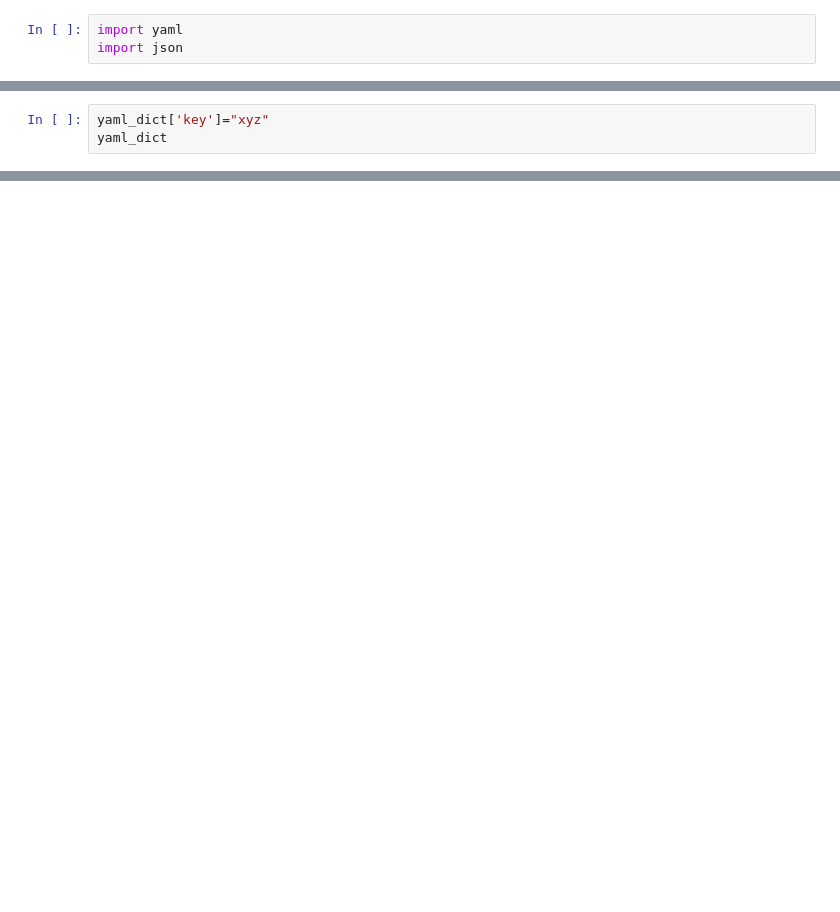
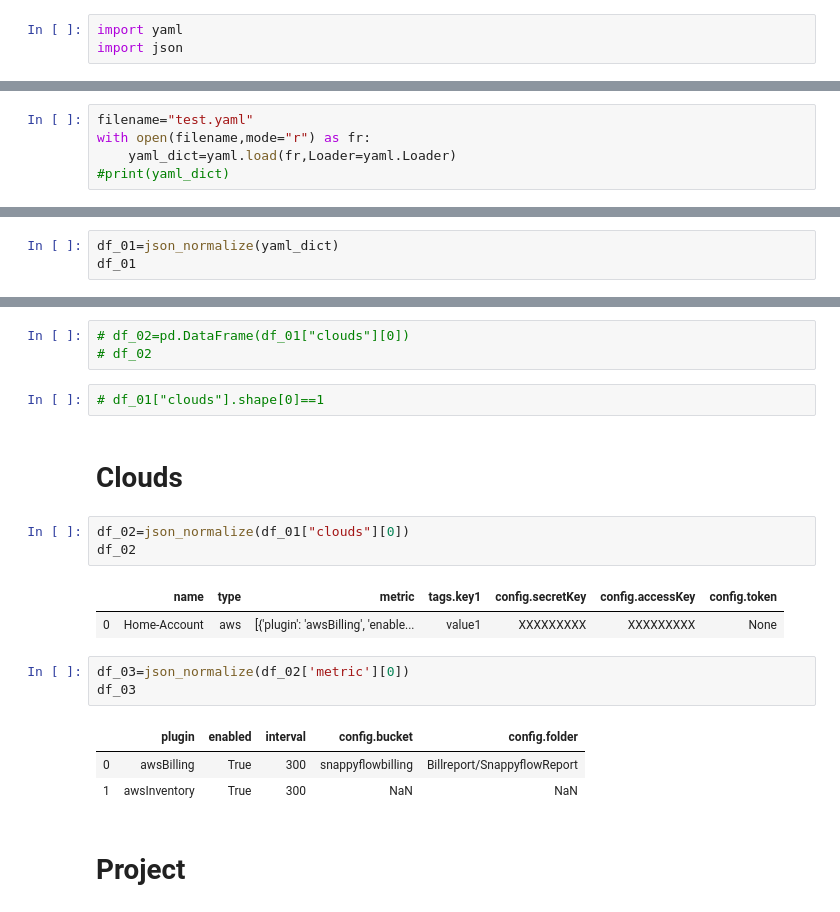
Before and after one commit to abhishekzgithub/apm, a Jupyter notebook: backend/app/testing.ipynb, the cells around one changed output, grey strips where cells are left out. Saved outputs shown, nothing was run; the diff lists cells and outputs as text; blank space fills up the shorter version.

```diff
--- a/backend/app/testing.ipynb
+++ b/backend/app/testing.ipynb
@@ -15,3 +3,0 @@ dict_keys(['key', 'tags', 'metrics', 'logging'])
-# %%
-yaml_dict['key']="xyz"
-yaml_dict
@@ -48,0 +7,5 @@ You should consider upgrading via the 'd:\anaconda3\python.exe -m pip install --
+# %%
+filename="test.yaml"
+with open(filename,mode="r") as fr:
+    yaml_dict=yaml.load(fr,Loader=yaml.Loader)
+#print(yaml_dict)
@@ -48,0 +17,3 @@ You should consider upgrading via the 'd:\anaconda3\python.exe -m pip install --
+# %%
+df_01=json_normalize(yaml_dict)
+df_01
@@ -48,0 +23,22 @@ You should consider upgrading via the 'd:\anaconda3\python.exe -m pip install --
+# %%
+# df_02=pd.DataFrame(df_01["clouds"][0])
+# df_02
+# %%
+# df_01["clouds"].shape[0]==1
+# %% [markdown]
+# Clouds
+# %%
+df_02=json_normalize(df_01["clouds"][0])
+df_02
+# %% [output]
+|  | name | type | metric | tags.key1 | config.secretKey | config.accessKey | config.token |
+| 0 | Home-Account | aws | [{'plugin': 'awsBilling', 'enable... | value1 | XXXXXXXXX | XXXXXXXXX | None |
+# %%
+df_03=json_normalize(df_02['metric'][0])
+df_03
+# %% [output]
+|  | plugin | enabled | interval | config.bucket | config.folder |
+| 0 | awsBilling | True | 300 | snappyflowbilling | Billreport/SnappyflowReport |
+| 1 | awsInventory | True | 300 | NaN | NaN |
+# %% [markdown]
+# Project
```
Also changed, not shown: parts of 51 cells of this notebook, 13 other files.
